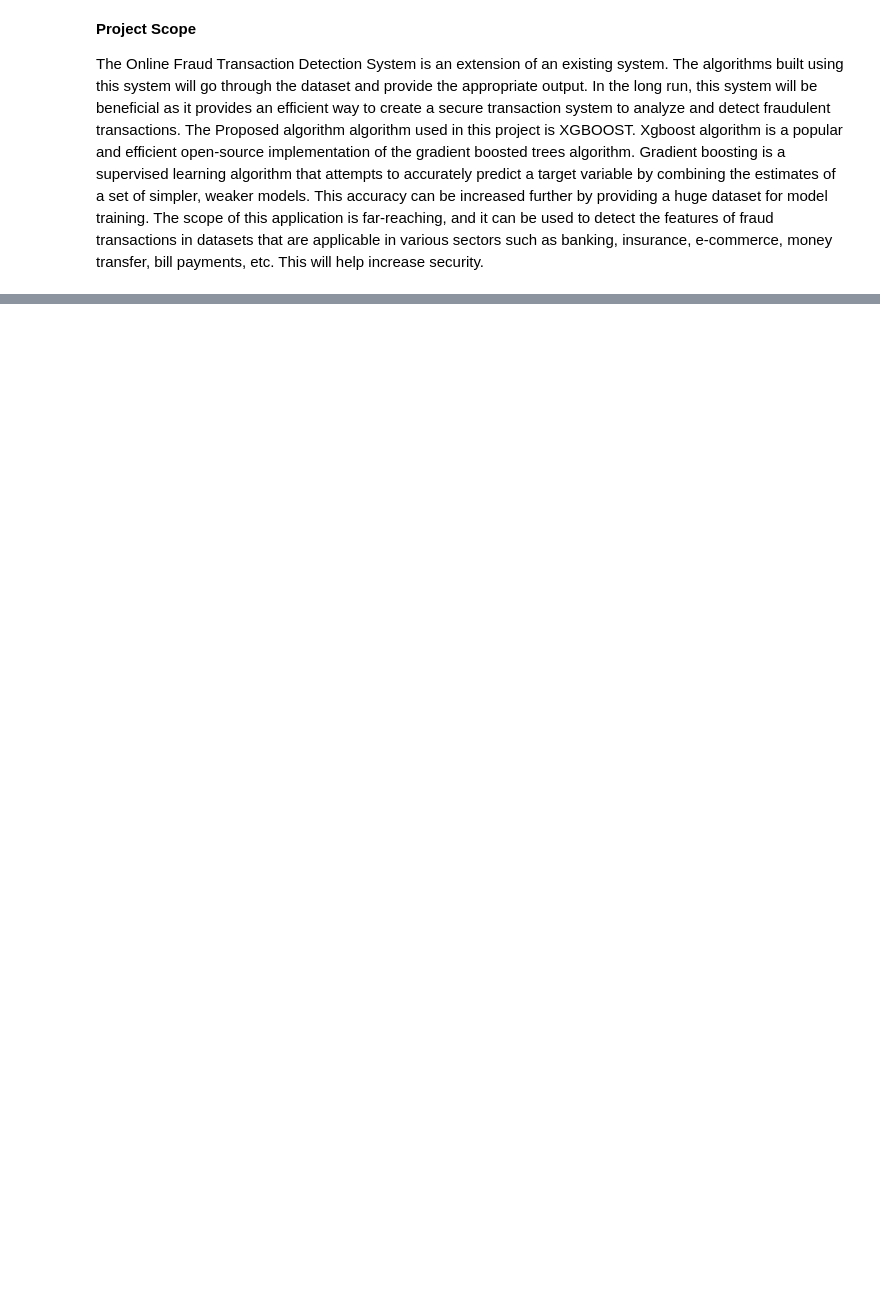
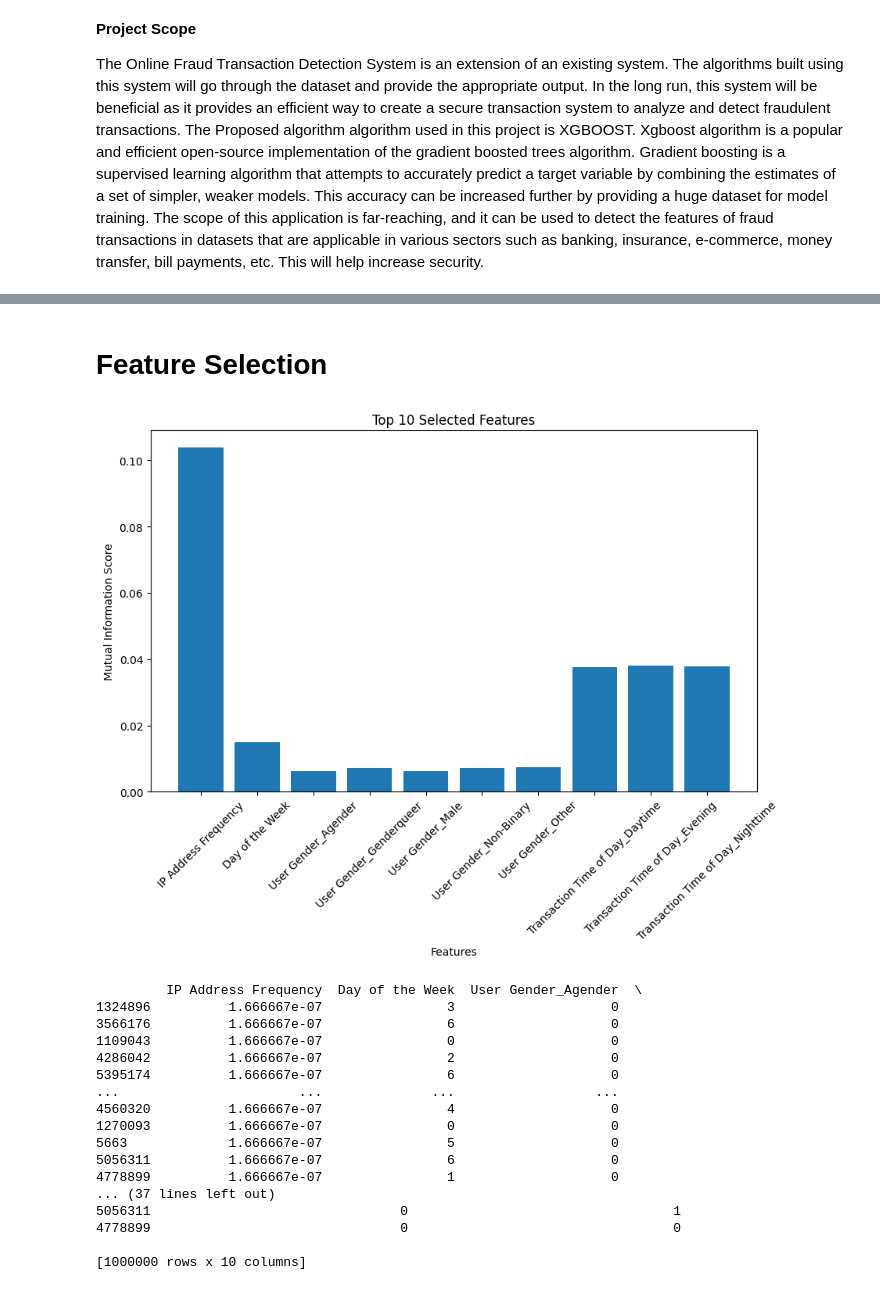
Before and after one commit to Habeebhassan/Datafest_Fraud_Detection, a Jupyter notebook: Fraud_Detection_for_Online_Payment_Platform.ipynb, the cells around one changed output, grey strips where cells are left out. Drawn from its saved outputs; the diff is of its cells as text; code cells hidden in the pictures; blank space fills up the shorter version.

```diff
--- a/Fraud_Detection_for_Online_Payment_Platform.ipynb
+++ b/Fraud_Detection_for_Online_Payment_Platform.ipynb
@@ -442,0 +273,49 @@ Identify categorical variables less than 20 number of uniques values using Label
+# %% [markdown]
+# Feature Selection
+# %%
+from sklearn.feature_selection import SelectKBest, mutual_info_classif
+selector = SelectKBest(score_func=mutual_info_classif, k=20)
+X_selected = selector.fit_transform(X_data, y_data)
+# %%
+# Get the indices of the selected features
+selected_indices = selector.get_support(indices=True)
+# %%
+# Get the corresponding feature names
+selected_features = X_data.columns[selected_indices]
+# %%
+# Create a DataFrame with selected features
+selected_features_df = X_data[selected_features]
+# %%
+# Create a visualization (assuming X_selected is a DataFrame)
+import matplotlib.pyplot as plt
+
+# Assuming X_selected is a DataFrame
+plt.figure(figsize=(10, 6))
+plt.bar(selected_features, selector.scores_[selected_indices])
+plt.xlabel('Features')
+plt.ylabel('Mutual Information Score')
+plt.title('Top 10 Selected Features')
+plt.xticks(rotation=45)
+plt.show()
+
+# view the selected features in a DataFrame
+print(selected_features_df)
+# %% [output]
+[figure, added]
+         IP Address Frequency  Day of the Week  User Gender_Agender  \
+1324896          1.666667e-07                3                    0
+3566176          1.666667e-07                6                    0
+1109043          1.666667e-07                0                    0
+4286042          1.666667e-07                2                    0
+5395174          1.666667e-07                6                    0
+...                       ...              ...                  ...
+4560320          1.666667e-07                4                    0
+1270093          1.666667e-07                0                    0
+5663             1.666667e-07                5                    0
+5056311          1.666667e-07                6                    0
+4778899          1.666667e-07                1                    0
+... (37 lines left out)
+5056311                                0                                  1
+4778899                                0                                  0
+
+[1000000 rows x 10 columns]
```
Also changed, not shown: parts of 90 cells of this notebook.
